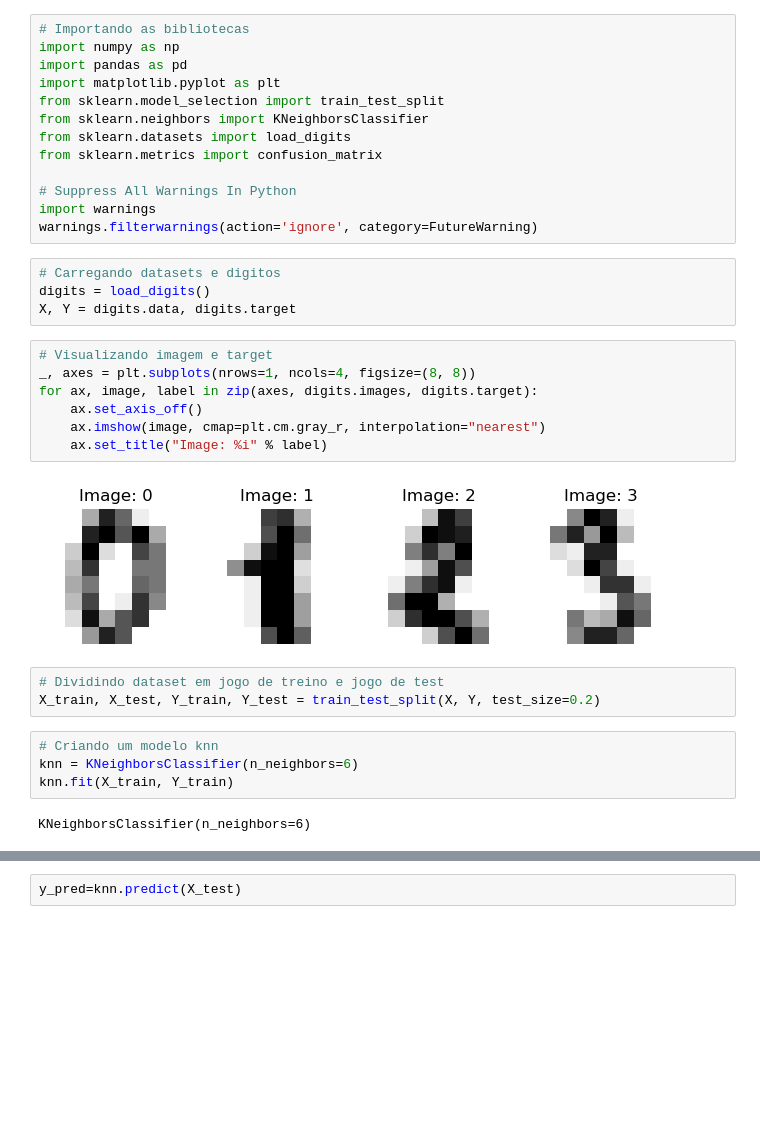
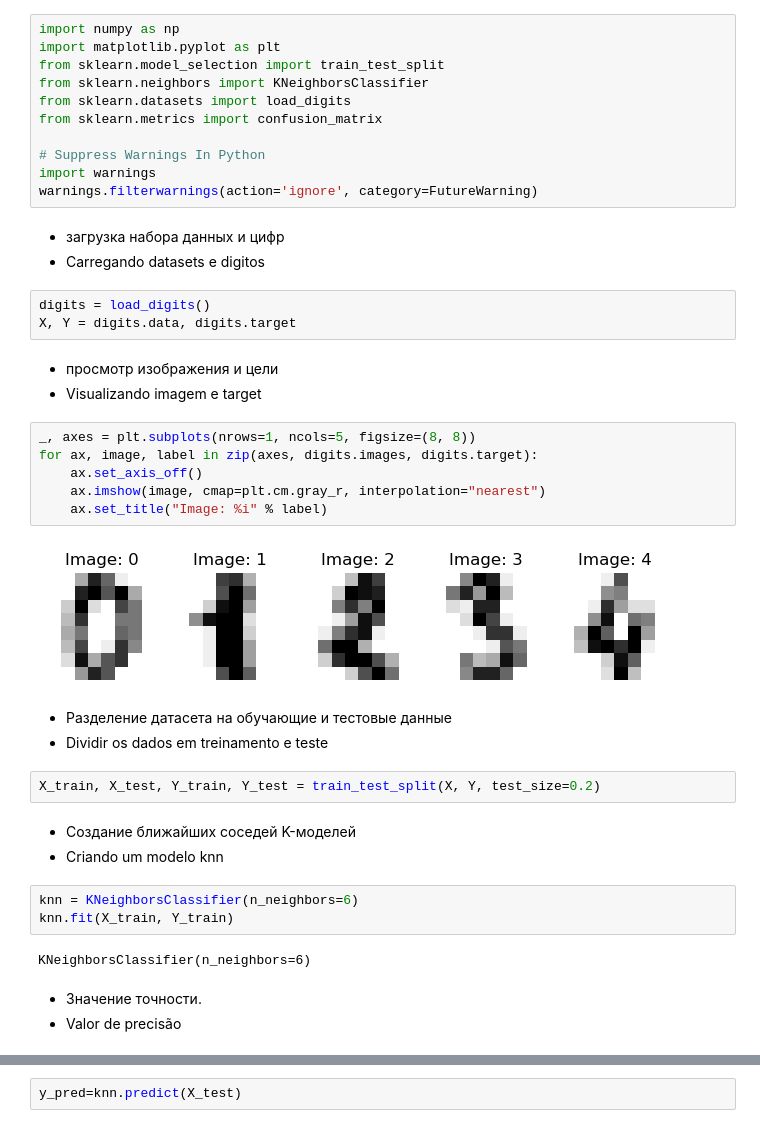
Before and after one commit to inacio000/spring_2022, a Jupyter notebook: data-analysis/Lab2(20-ИС)/Lab2.ipynb, the cells around one changed output, grey strips where cells are left out. Drawn from its saved outputs; the diff is of its cells as text; blank space fills up the shorter version.

```diff
--- a/data-analysis/Lab2(20-ИС)/Lab2.ipynb
+++ b/data-analysis/Lab2(20-ИС)/Lab2.ipynb
@@ -1,36 +1,45 @@
 # %%
-# Importando as bibliotecas
 import numpy as np
-import pandas as pd
 import matplotlib.pyplot as plt
 from sklearn.model_selection import train_test_split
 from sklearn.neighbors import KNeighborsClassifier
 from sklearn.datasets import load_digits
 from sklearn.metrics import confusion_matrix
 
-# Suppress All Warnings In Python
+# Suppress Warnings In Python
 import warnings
 warnings.filterwarnings(action='ignore', category=FutureWarning)
+# %% [markdown]
+* загрузка набора данных и цифр
+* Carregando datasets e digitos
 # %%
-# Carregando datasets e digitos
 digits = load_digits()
 X, Y = digits.data, digits.target
+# %% [markdown]
+* просмотр изображения и цели
+* Visualizando imagem e target
 # %%
-# Visualizando imagem e target
-_, axes = plt.subplots(nrows=1, ncols=4, figsize=(8, 8))
+_, axes = plt.subplots(nrows=1, ncols=5, figsize=(8, 8))
 for ax, image, label in zip(axes, digits.images, digits.target):
     ax.set_axis_off()
     ax.imshow(image, cmap=plt.cm.gray_r, interpolation="nearest")
     ax.set_title("Image: %i" % label)
 # %% [output]
-[figure, old version]
+[figure, new version]
+# %% [markdown]
+* Разделение датасета на обучающие и тестовые данные
+* Dividir os dados em treinamento e teste
 # %%
-# Dividindo dataset em jogo de treino e jogo de test
 X_train, X_test, Y_train, Y_test = train_test_split(X, Y, test_size=0.2)
+# %% [markdown]
+* Создание ближайших соседей K-моделей
+* Criando um modelo knn
 # %%
-# Criando um modelo knn
 knn = KNeighborsClassifier(n_neighbors=6)
 knn.fit(X_train, Y_train)
 # %% [output]
 KNeighborsClassifier(n_neighbors=6)
+# %% [markdown]
+* Значение точности.
+* Valor de precisão
 # %%
```
Also changed, not shown: parts of 11 cells of this notebook, 4 other files.
